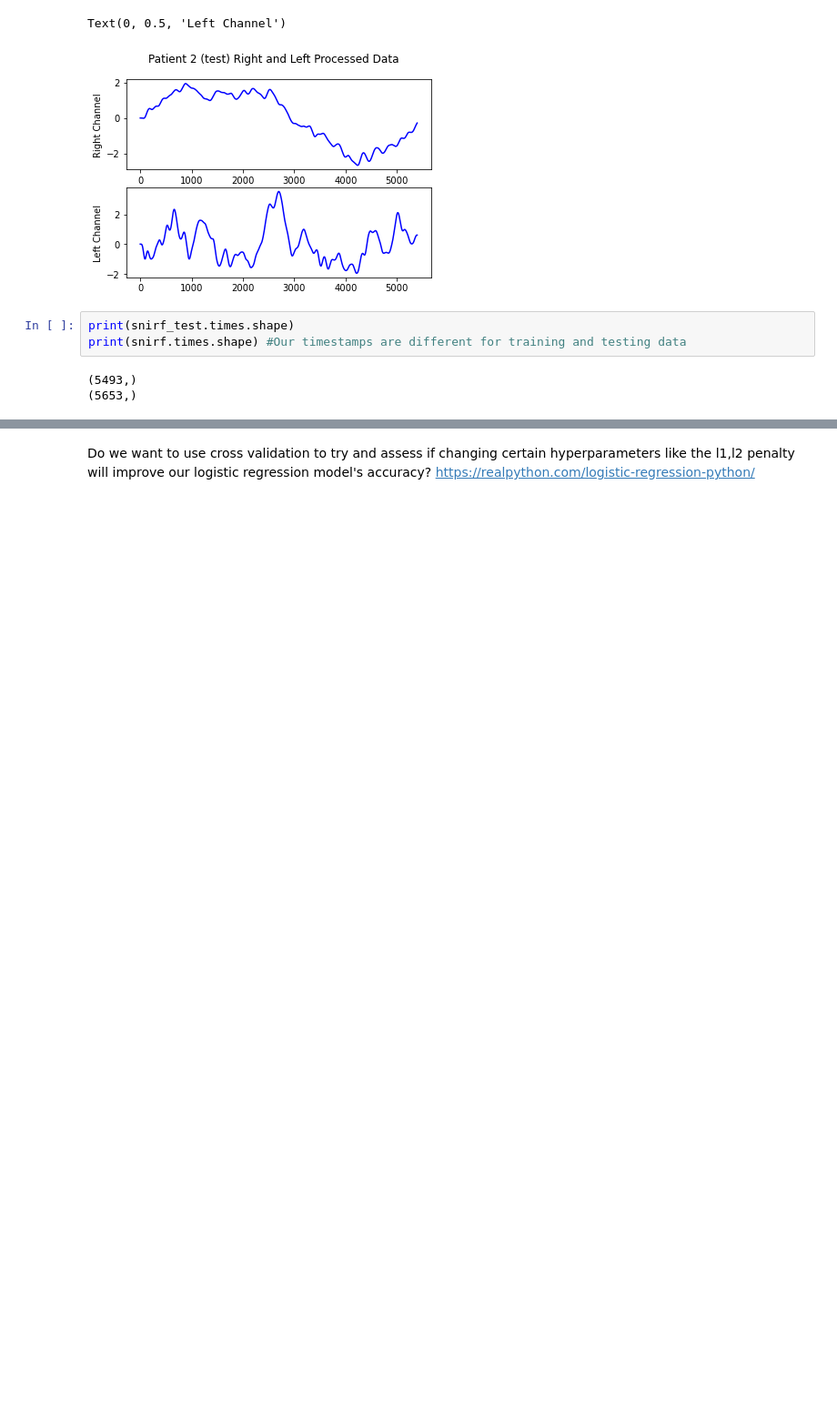
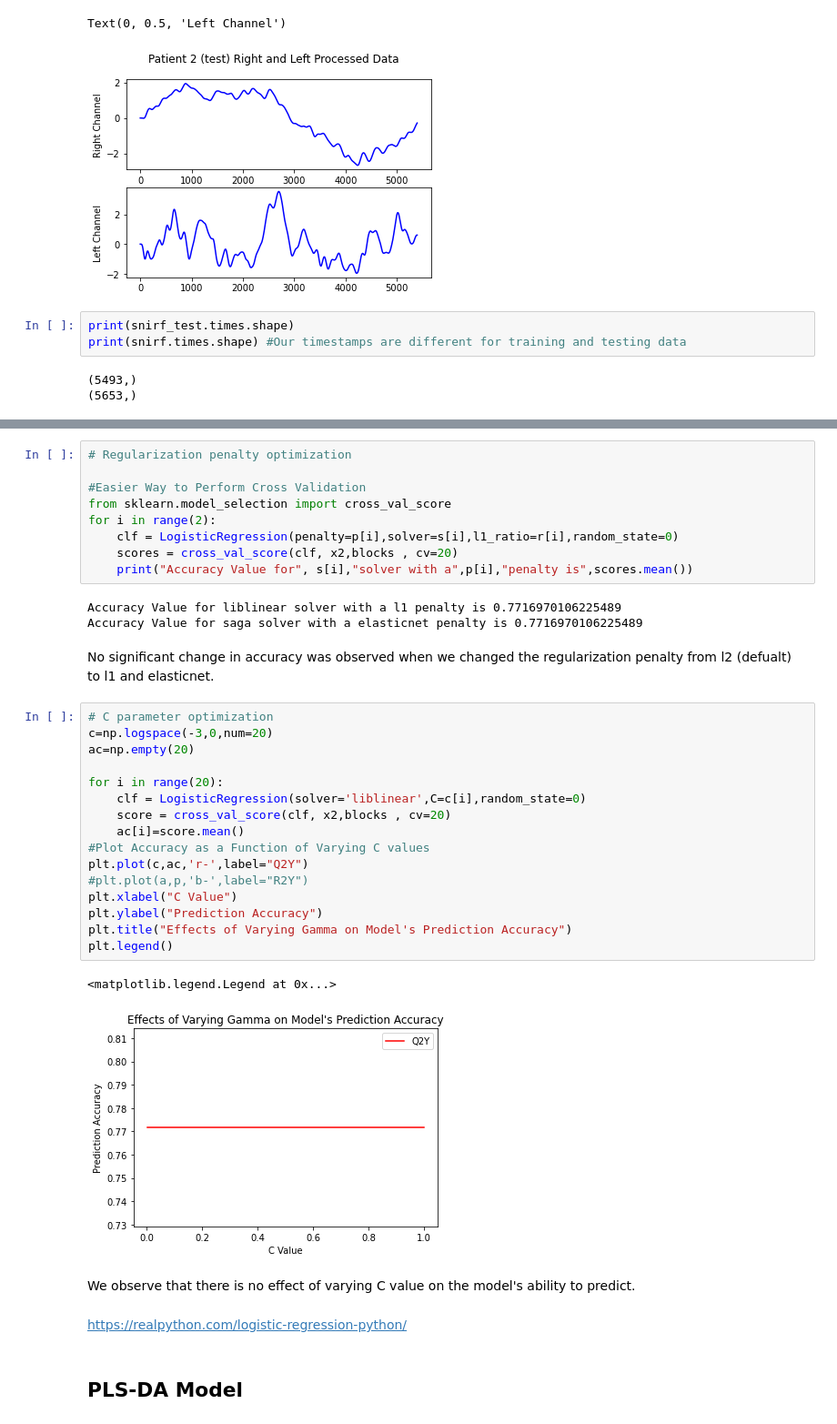
Before and after one commit to 18alia/175-Project, a Jupyter notebook: Project Setup.ipynb, the cells around one changed output, grey strips where cells are left out. Shown: that part at 91% size. Drawn from its saved outputs; the diff is of its cells as text; blank space fills up the shorter version.

```diff
--- a/Project Setup.ipynb
+++ b/Project Setup.ipynb
@@ -493,3 +497,39 @@ Recall: 0.7806822395253986
+# %%
+# Regularization penalty optimization
+
+#Easier Way to Perform Cross Validation
+from sklearn.model_selection import cross_val_score
+for i in range(2):
+    clf = LogisticRegression(penalty=p[i],solver=s[i],l1_ratio=r[i],random_state=0)
+    scores = cross_val_score(clf, x2,blocks , cv=20)
+    print("Accuracy Value for", s[i],"solver with a",p[i],"penalty is",scores.mean())
+# %% [output]
+Accuracy Value for liblinear solver with a l1 penalty is 0.7716970106225489
+Accuracy Value for saga solver with a elasticnet penalty is 0.7716970106225489
+# %% [markdown]
+No significant change in accuracy was observed when we changed the regularization penalty from l2 (defualt) to l1 and elasticnet.
+# %%
+# C parameter optimization
+c=np.logspace(-3,0,num=20)
+ac=np.empty(20)
+
+for i in range(20):
+    clf = LogisticRegression(solver='liblinear',C=c[i],random_state=0)
+    score = cross_val_score(clf, x2,blocks , cv=20)
+    ac[i]=score.mean()
+#Plot Accuracy as a Function of Varying C values
+plt.plot(c,ac,'r-',label="Q2Y")
+#plt.plot(a,p,'b-',label="R2Y")
+plt.xlabel("C Value")
+plt.ylabel("Prediction Accuracy")
+plt.title("Effects of Varying Gamma on Model's Prediction Accuracy")
+plt.legend()
+# %% [output]
+<matplotlib.legend.Legend at 0x...>
+[figure, added]
+# %% [markdown]
+We observe that there is no effect of varying C value on the model's ability to predict.
 # %% [markdown]
-Do we want to use cross validation to try and assess if changing certain hyperparameters like the l1,l2 penalty will improve our logistic regression model's accuracy?
 https://realpython.com/logistic-regression-python/
+# %% [markdown]
+## PLS-DA Model
```
Also changed, not shown: parts of 15 cells of this notebook.
